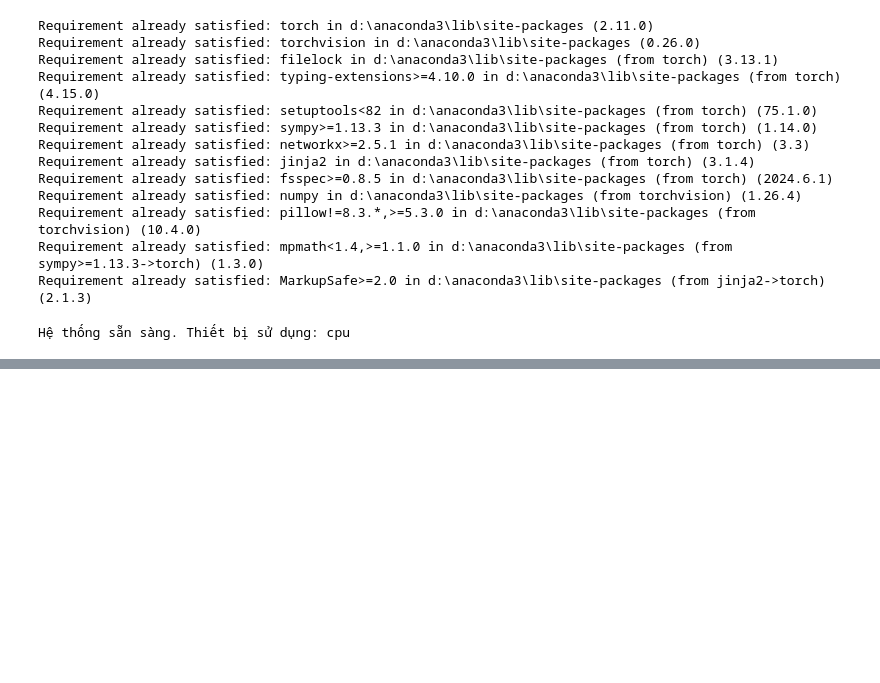
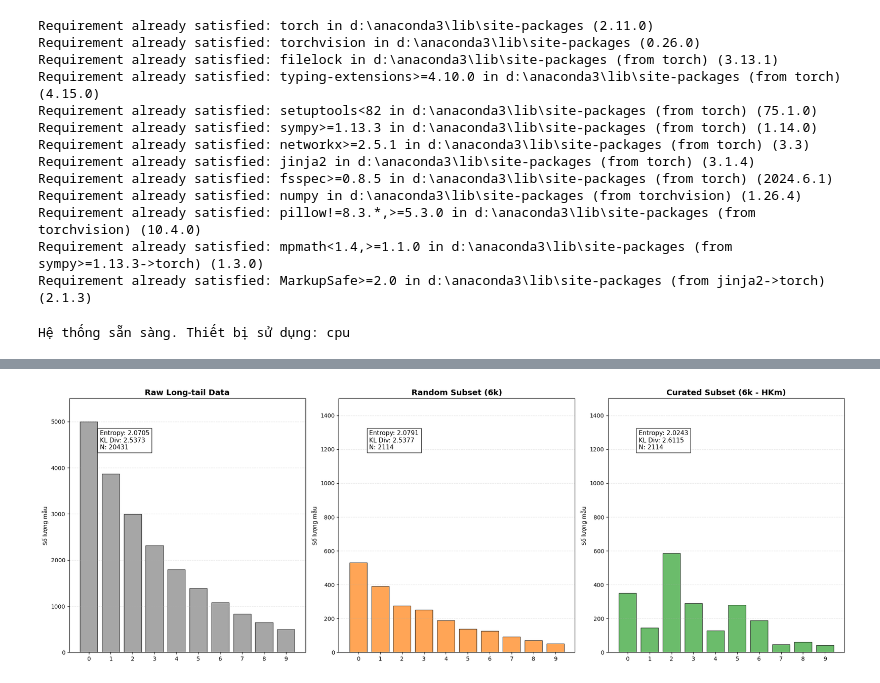
Before and after one commit to pqthinh232/Data-Mining-Lab-3-Clustering-and-its-applications, a Jupyter notebook: notebooks/03_new_dataset.ipynb, the cells around one changed output, grey strips where cells are left out. Drawn from its saved outputs; the diff is of its cells as text; code cells hidden in the pictures; blank space fills up the shorter version.

```diff
--- a/notebooks/03_new_dataset.ipynb
+++ b/notebooks/03_new_dataset.ipynb
@@ -106,7 +70,7 @@ Using cache found in C:\Users\QUANG THINH/.cache\torch\hub\facebookresearch_dino
 # %%
 # Cấu hình k_list theo tỷ lệ giảm dần của bài báo
 # Tầng 1: 1000 cụm (xẻ nhỏ vùng đậm đặc), Tầng cuối: 100 cụm (Concepts)
-k_list = [1500, 600, 300]
+k_list = [4000, 2000, 1000]
 r_t_list = [5, 2, 1]
 
 print("Đang chạy Hierarchical K-means Resampling...")
@@ -115,7 +79,7 @@ centroids_final = hierarchical_kmeans_resampling(
 )
 
 # Gán nhãn cụm cho toàn bộ ảnh
-km_final = KMeans(n_clusters=300, init=centroids_final, n_init=1).fit(X_feats_norm)
+km_final = KMeans(n_clusters=1000, init=centroids_final, n_init=1).fit(X_feats_norm)
 cluster_labels = km_final.labels_
 # %% [output]
 Đang chạy Hierarchical K-means Resampling...
@@ -183,0 +103,87 @@ Lý tưởng (Cân bằng tuyệt đối): 2.3026
+# %%
+import numpy as np
+import matplotlib.pyplot as plt
+from scipy.stats import entropy
+
+# Đảm bảo bạn đã chạy PCA fit trước đó để có hàm get_kl_for_subset
+# PCA nên được fit trên toàn bộ X_feats_norm (vùng support gốc)
+
+# Cố định Seed
+np.random.seed(42)
+
+# --- 1. Lấy mẫu Curated (HK-means - Strategy 'r' cho Diversity) ---
+idx_curated = []
+N_PER_CLUSTER = 6 # Lấy 6 ảnh/cụm * 1000 cụm = 6000 ảnh
+
+for i in range(1000): # Chạy theo 1000 cụm mới
+    cluster_idx = np.where(cluster_labels == i)[0]
+    if len(cluster_idx) == 0: continue
+
+    # CHIẾN THUẬT "r": Lấy ngẫu nhiên bên trong cụm thay vì lấy sát tâm
+    # Điều này giúp KL Divergence không bị "vón cục" và tăng độ bao phủ Semantics
+    n_draw = min(len(cluster_idx), N_PER_CLUSTER)
+    pick = np.random.choice(cluster_idx, n_draw, replace=False)
+    idx_curated.extend(pick)
+
+idx_curated = np.array(idx_curated)
+X_curated_feats = X_feats_norm[idx_curated]
+Y_curated_subset = Y_longtail[idx_curated]
+
+# --- 2. Lấy mẫu Ngẫu nhiên (Random) - KHỚP CHÍNH XÁC KÍCH THƯỚC ---
+N_SAMPLES_TOTAL = len(idx_curated)
+idx_random = np.random.choice(len(Y_longtail), N_SAMPLES_TOTAL, replace=False)
+X_random_feats = X_feats_norm[idx_random]
+Y_random_subset = Y_longtail[idx_random]
+
+# --- 3. Tính toán các chỉ số ---
+print(f"Đang tính toán các chỉ số cho {N_SAMPLES_TOTAL} mẫu...")
+
+# A. Entropy (Độ cân bằng nhãn)
+ent_raw = entropy(np.unique(Y_longtail, return_counts=True)[1] / len(Y_longtail))
+ent_rand = entropy(np.unique(Y_random_subset, return_counts=True)[1] / len(Y_random_subset))
+ent_ours = entropy(np.unique(Y_curated_subset, return_counts=True)[1] / len(Y_curated_subset))
+
+# B. KL Divergence (Độ phẳng trong không gian đặc trưng)
+# Dùng hàm get_kl_for_subset bạn đã định nghĩa ở bước trước
+kl_raw = get_kl_for_subset(X_feats_norm)
+kl_rand = get_kl_for_subset(X_random_feats)
+kl_ours = get_kl_for_subset(X_curated_feats)
+
+# --- 4. VẼ BIỂU ĐỒ SO SÁNH ---
+def plot_high_scale_comparison(y, title, color, ent, kl, y_limit):
+    cls, cnt = np.unique(y, return_counts=True)
+    full_cnt = np.zeros(10); full_cnt[cls] = cnt
+    plt.bar(range(10), full_cnt, color=color, alpha=0.7, edgecolor='black')
+
+    # Ghi chỉ số
+    stats_text = f"Entropy: {ent:.4f}\nKL Div: {kl:.4f}\nN: {len(y)}"
+    plt.text(0.5, y_limit*0.8, stats_text, fontsize=11, bbox=dict(facecolor='white', alpha=0.8))
+
+    plt.title(title, fontsize=14, fontweight='bold')
+    plt.ylim(0, y_limit)
+    plt.xticks(range(10))
+    plt.ylabel("Số lượng mẫu")
+    plt.grid(axis='y', linestyle='--', alpha=0.3)
+
+plt.figure(figsize=(20, 7))
+
+# Subplot 1: Bể dữ liệu thô (20k ảnh)
+plt.subplot(1, 3, 1)
+plot_high_scale_comparison(Y_longtail, "Raw Long-tail Data", "gray", ent_raw, kl_raw, 5500)
+
+# Subplot 2: Random Subset (6k ảnh)
+plt.subplot(1, 3, 2)
+plot_high_scale_comparison(Y_random_subset, "Random Subset (6k)", "tab:orange", ent_rand, kl_rand, 1500)
+
+# Subplot 3: Curated Subset (6k ảnh - HK-means)
+plt.subplot(1, 3, 3)
+plot_high_scale_comparison(Y_curated_subset, "Curated Subset (6k - HKm)", "tab:green", ent_ours, kl_ours, 1500)
+
+plt.tight_layout()
+plt.show()
+
+improvement_kl = (kl_rand - kl_ours) / kl_rand * 100
+improvement_ent = (ent_ours - ent_rand) / ent_rand * 100
+print(f"Cải thiện Entropy (Label Balance): {improvement_ent:.2f}%")
+print(f"Cải thiện KL Divergence (Feature Flatness): {improvement_kl:.2f}%")
+# %% [output]
@@ -183,0 +191 @@ Lý tưởng (Cân bằng tuyệt đối): 2.3026
+[figure, added]
```
Also changed, not shown: parts of 9 cells of this notebook, 3 other files.
